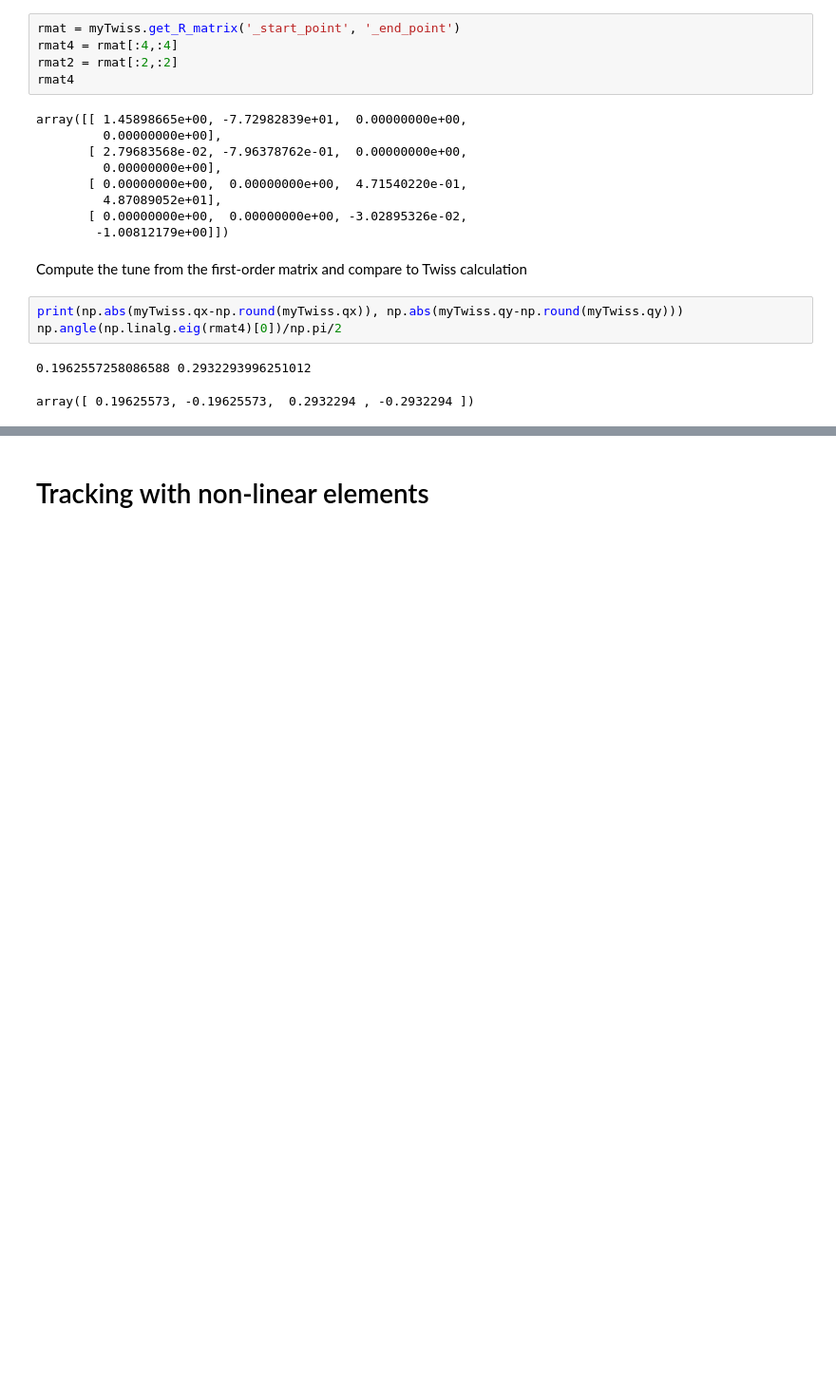
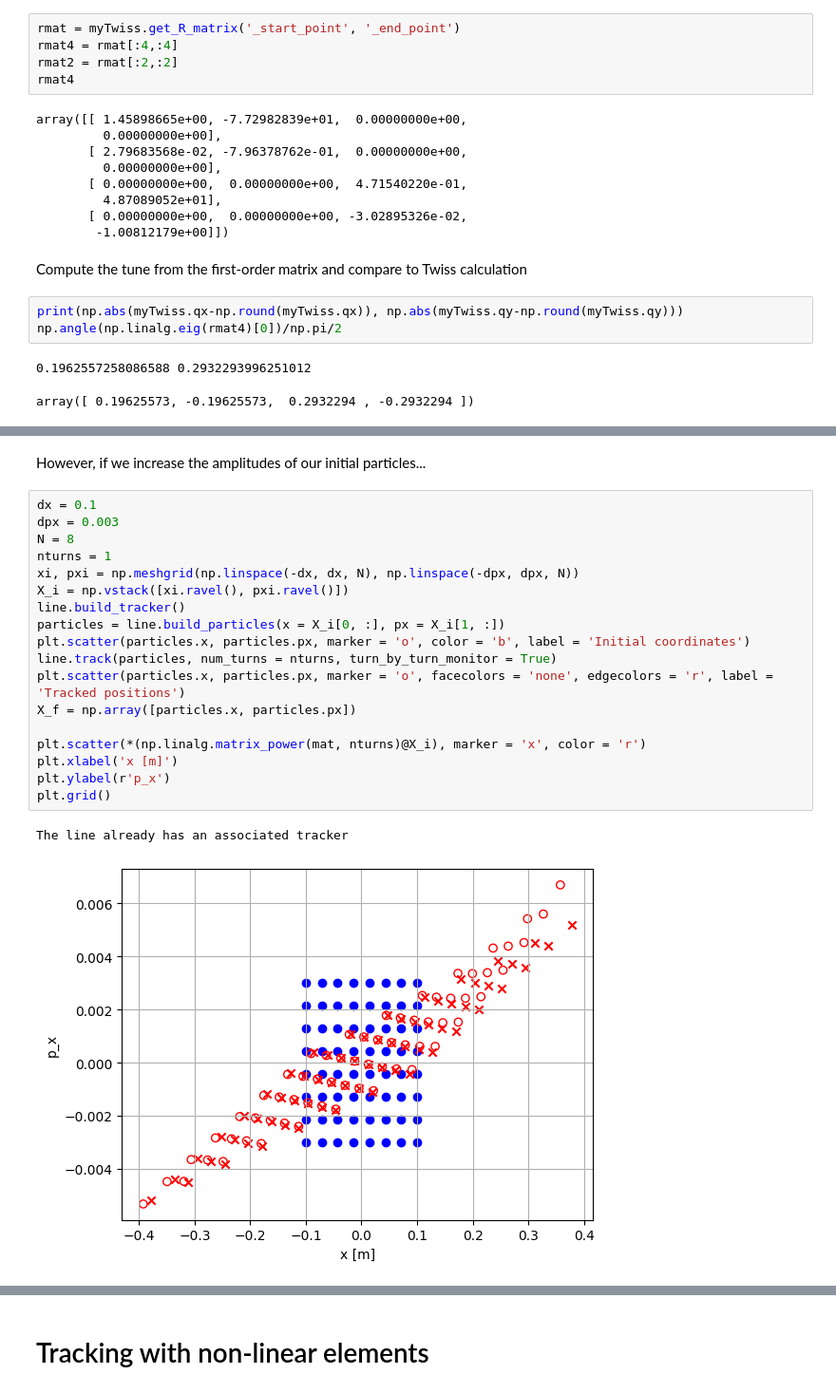
Before and after one commit to sterbini/AAP_CAS, a Jupyter notebook: exercises/solutions/Exercise3/Exercise3.ipynb, the cells around one changed output, grey strips where cells are left out. Shown at 95% size. Drawn from its saved outputs; the diff is of its cells as text; blank space fills up the shorter version.

```diff
--- a/exercises/solutions/Exercise3/Exercise3.ipynb
+++ b/exercises/solutions/Exercise3/Exercise3.ipynb
@@ -837,0 +757,23 @@ What does this tell us about:
+# %% [markdown]
+However, if we increase the amplitudes of our initial particles...
+# %%
+dx = 0.1
+dpx = 0.003
+N = 8
+nturns = 1
+xi, pxi = np.meshgrid(np.linspace(-dx, dx, N), np.linspace(-dpx, dpx, N))
+X_i = np.vstack([xi.ravel(), pxi.ravel()])
+line.build_tracker()
+particles = line.build_particles(x = X_i[0, :], px = X_i[1, :])
+plt.scatter(particles.x, particles.px, marker = 'o', color = 'b', label = 'Initial coordinates')
+line.track(particles, num_turns = nturns, turn_by_turn_monitor = True)
+plt.scatter(particles.x, particles.px, marker = 'o', facecolors = 'none', edgecolors = 'r', label = 'Tracked positions')
+X_f = np.array([particles.x, particles.px])
+
+plt.scatter(*(np.linalg.matrix_power(mat, nturns)@X_i), marker = 'x', color = 'r')
+plt.xlabel('x [m]')
+plt.ylabel(r'p_x')
+plt.grid()
+# %% [output]
+The line already has an associated tracker
+[figure, added]
```
Also changed, not shown: parts of 20 cells of this notebook.
